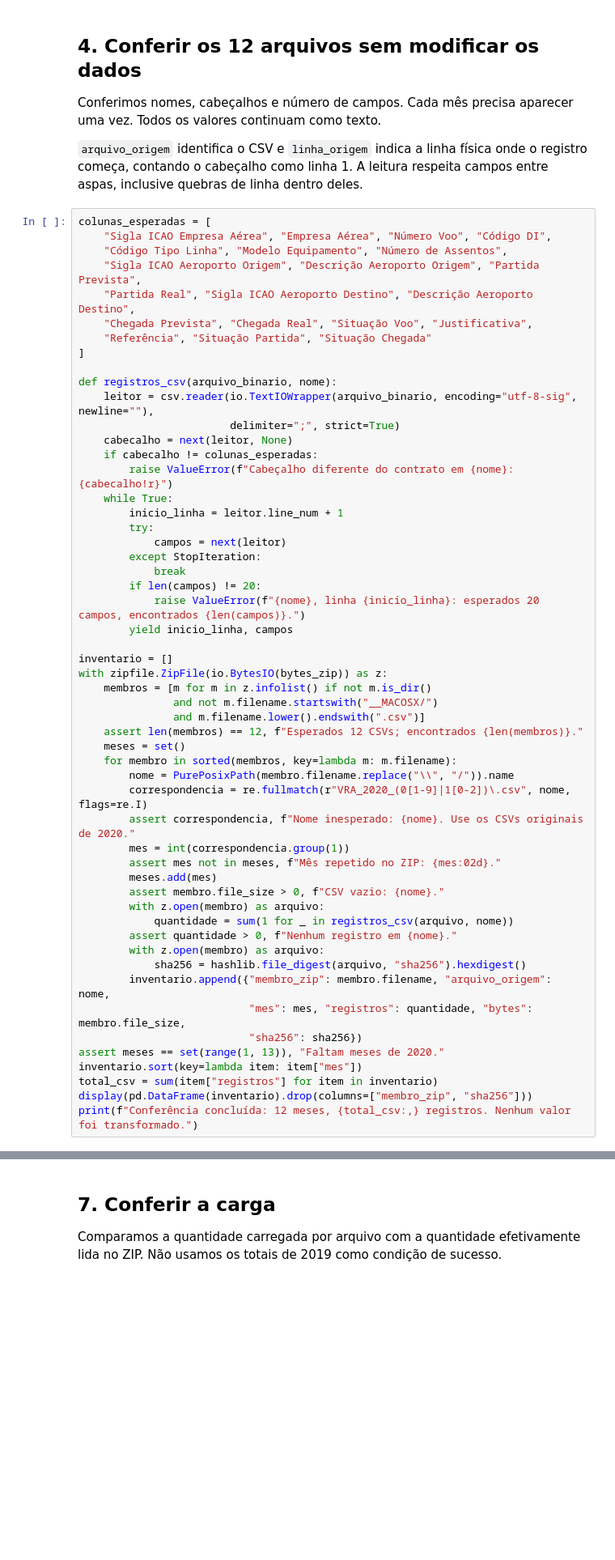
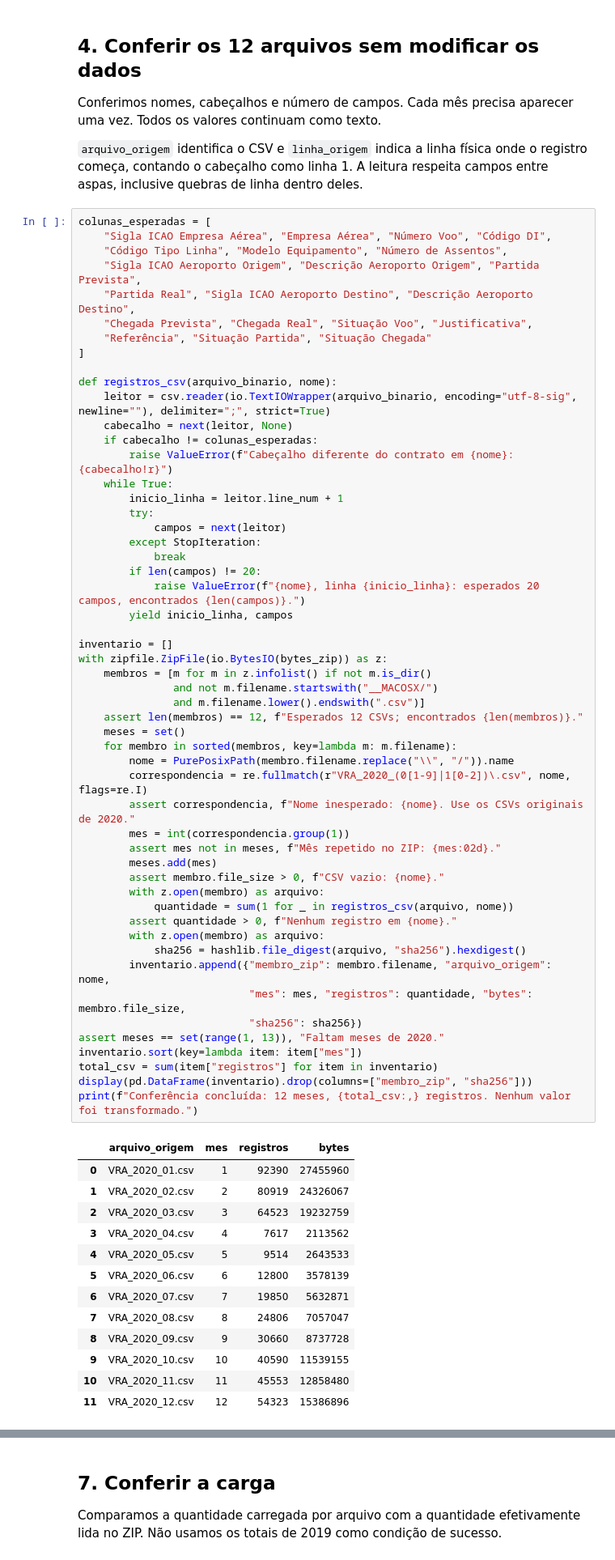
Before and after one commit to LeonardoBarrosCavalcantiNeto/Projeto-de-integracao-BD, a Jupyter notebook: notebooks/elt/elt_2020.ipynb, the cells around one changed output, grey strips where cells are left out. Shown at 81% size. Cells and saved outputs as stored; diff of their text form; blank space fills up the shorter version.

```diff
--- a/notebooks/elt/elt_2020.ipynb
+++ b/notebooks/elt/elt_2020.ipynb
@@ -90,8 +99,7 @@ colunas_esperadas = [
 ]
 
 def registros_csv(arquivo_binario, nome):
-    leitor = csv.reader(io.TextIOWrapper(arquivo_binario, encoding="utf-8-sig", newline=""),
-                        delimiter=";", strict=True)
+    leitor = csv.reader(io.TextIOWrapper(arquivo_binario, encoding="utf-8-sig", newline=""), delimiter=";", strict=True)
     cabecalho = next(leitor, None)
     if cabecalho != colunas_esperadas:
         raise ValueError(f"Cabeçalho diferente do contrato em {nome}: {cabecalho!r}")
@@ -106,30 +114,44 @@ def registros_csv(arquivo_binario, nome):
         yield inicio_linha, campos
 
 inventario = []
 with zipfile.ZipFile(io.BytesIO(bytes_zip)) as z:
     membros = [m for m in z.infolist() if not m.is_dir()
                and not m.filename.startswith("__MACOSX/")
                and m.filename.lower().endswith(".csv")]
     assert len(membros) == 12, f"Esperados 12 CSVs; encontrados {len(membros)}."
     meses = set()
     for membro in sorted(membros, key=lambda m: m.filename):
         nome = PurePosixPath(membro.filename.replace("\\", "/")).name
         correspondencia = re.fullmatch(r"VRA_2020_(0[1-9]|1[0-2])\.csv", nome, flags=re.I)
         assert correspondencia, f"Nome inesperado: {nome}. Use os CSVs originais de 2020."
         mes = int(correspondencia.group(1))
         assert mes not in meses, f"Mês repetido no ZIP: {mes:02d}."
         meses.add(mes)
         assert membro.file_size > 0, f"CSV vazio: {nome}."
         with z.open(membro) as arquivo:
             quantidade = sum(1 for _ in registros_csv(arquivo, nome))
         assert quantidade > 0, f"Nenhum registro em {nome}."
         with z.open(membro) as arquivo:
             sha256 = hashlib.file_digest(arquivo, "sha256").hexdigest()
         inventario.append({"membro_zip": membro.filename, "arquivo_origem": nome,
                            "mes": mes, "registros": quantidade, "bytes": membro.file_size,
                            "sha256": sha256})
 assert meses == set(range(1, 13)), "Faltam meses de 2020."
 inventario.sort(key=lambda item: item["mes"])
 total_csv = sum(item["registros"] for item in inventario)
 display(pd.DataFrame(inventario).drop(columns=["membro_zip", "sha256"]))
 print(f"Conferência concluída: 12 meses, {total_csv:,} registros. Nenhum valor foi transformado.")
+# %% [output]
+|  | arquivo_origem | mes | registros | bytes |
+| 0 | VRA_2020_01.csv | 1 | 92390 | 27455960 |
+| 1 | VRA_2020_02.csv | 2 | 80919 | 24326067 |
+| 2 | VRA_2020_03.csv | 3 | 64523 | 19232759 |
+| 3 | VRA_2020_04.csv | 4 | 7617 | 2113562 |
+| 4 | VRA_2020_05.csv | 5 | 9514 | 2643533 |
+| 5 | VRA_2020_06.csv | 6 | 12800 | 3578139 |
+| 6 | VRA_2020_07.csv | 7 | 19850 | 5632871 |
+| 7 | VRA_2020_08.csv | 8 | 24806 | 7057047 |
+| 8 | VRA_2020_09.csv | 9 | 30660 | 8737728 |
+| 9 | VRA_2020_10.csv | 10 | 40590 | 11539155 |
+| 10 | VRA_2020_11.csv | 11 | 45553 | 12858480 |
+| 11 | VRA_2020_12.csv | 12 | 54323 | 15386896 |
```
Also changed, not shown: parts of 12 cells of this notebook.
